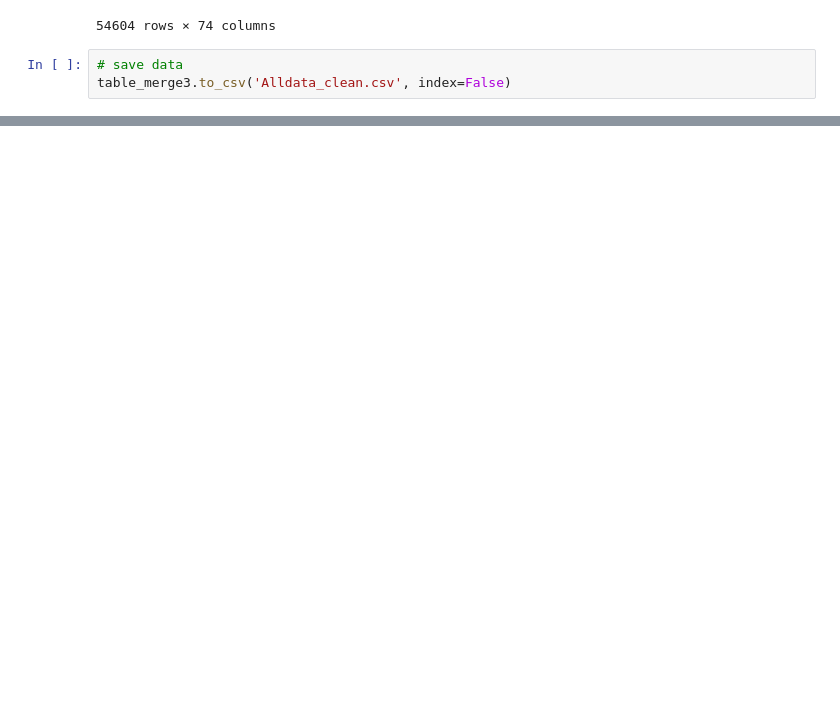
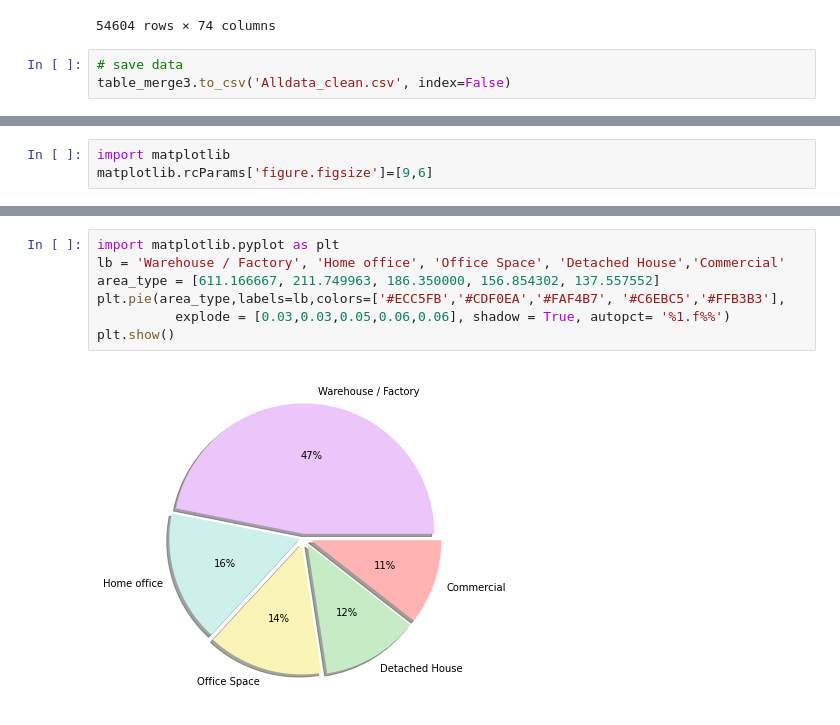
Before and after one commit to nannthd/BasicProg_DataViz65, a Jupyter notebook: Project.ipynb, the cells around one changed output, grey strips where cells are left out. Saved outputs shown, nothing was run; the diff lists cells and outputs as text; blank space fills up the shorter version.

```diff
--- a/Project.ipynb
+++ b/Project.ipynb
@@ -884,0 +917,3 @@ table_merge3.to_csv('Alldata_clean.csv', index=False)
+# %%
+import matplotlib
+matplotlib.rcParams['figure.figsize']=[9,6]
@@ -884,0 +953,9 @@ table_merge3.to_csv('Alldata_clean.csv', index=False)
+# %%
+import matplotlib.pyplot as plt
+lb = 'Warehouse / Factory', 'Home office', 'Office Space', 'Detached House','Commercial'
+area_type = [611.166667, 211.749963, 186.350000, 156.854302, 137.557552]
+plt.pie(area_type,labels=lb,colors=['#ECC5FB','#CDF0EA','#FAF4B7', '#C6EBC5','#FFB3B3'],
+          explode = [0.03,0.03,0.05,0.06,0.06], shadow = True, autopct= '%1.f%%')
+plt.show()
+# %% [output]
+[figure, added]
```
Also changed, not shown: parts of 25 cells of this notebook.
